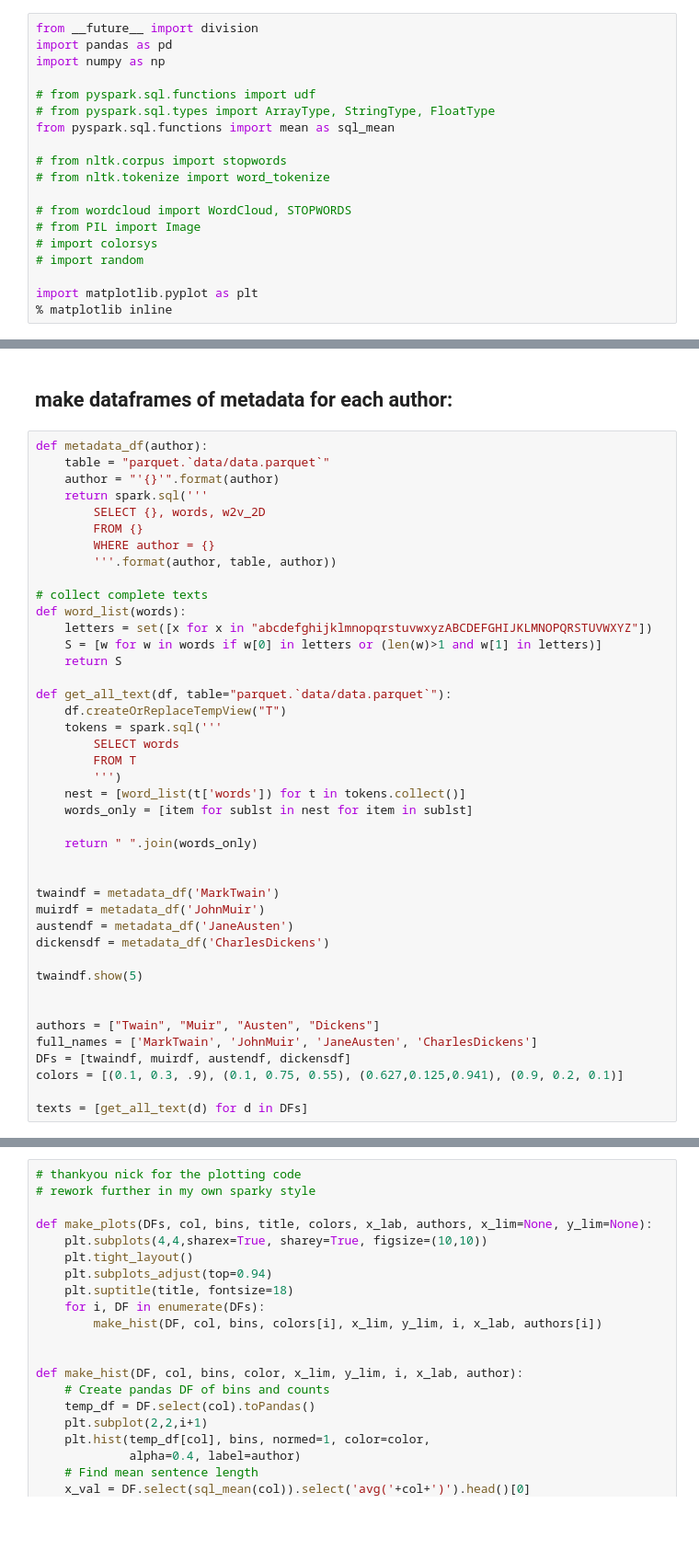
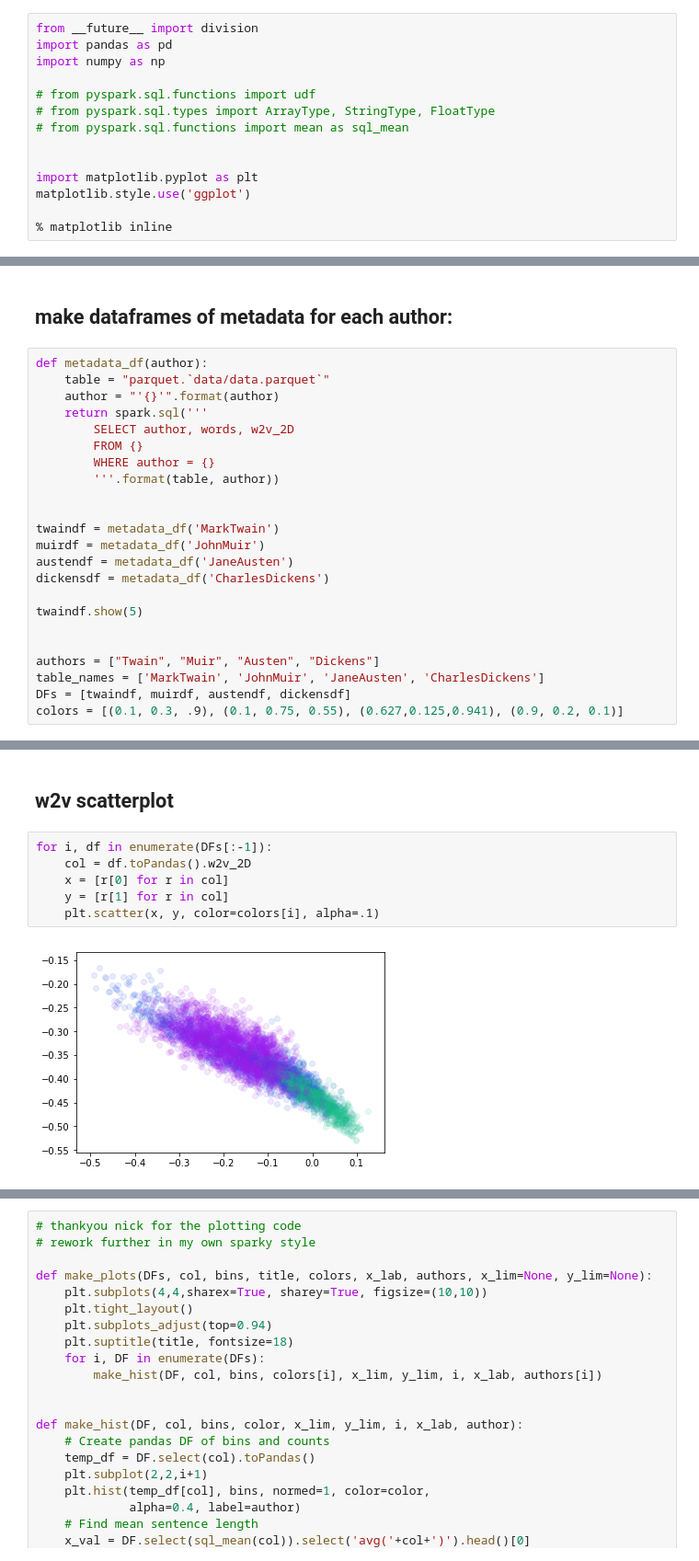
Before and after one commit to coradek/Spark_NLP, a Jupyter notebook: explore_and_visualize_needsupdate.ipynb, the cells around one changed output, grey strips where cells are left out. Shown at 92% size. Drawn from its saved outputs; the diff is of its cells as text; blank space fills up the shorter version.

```diff
--- a/explore_and_visualize_needsupdate.ipynb
+++ b/explore_and_visualize_needsupdate.ipynb
@@ -5,17 +5,12 @@ import numpy as np
 
 # from pyspark.sql.functions import udf
 # from pyspark.sql.types import ArrayType, StringType, FloatType
-from pyspark.sql.functions import mean as sql_mean
+# from pyspark.sql.functions import mean as sql_mean
 
-# from nltk.corpus import stopwords
-# from nltk.tokenize import word_tokenize
-
-# from wordcloud import WordCloud, STOPWORDS
-# from PIL import Image
-# import colorsys
-# import random
 
 import matplotlib.pyplot as plt
+matplotlib.style.use('ggplot')
+
 % matplotlib inline
 # %% [markdown]
 ## Now that our database is saved as a parquet, we can query it directly
@@ -51,27 +46,10 @@ def metadata_df(author):
     table = "parquet.`data/data.parquet`"
     author = "'{}'".format(author)
     return spark.sql('''
-        SELECT {}, words, w2v_2D
+        SELECT author, words, w2v_2D
         FROM {}
         WHERE author = {}
-        '''.format(author, table, author))
-
-# collect complete texts
-def word_list(words):
-    letters = set([x for x in "abcdefghijklmnopqrstuvwxyzABCDEFGHIJKLMNOPQRSTUVWXYZ"])
-    S = [w for w in words if w[0] in letters or (len(w)>1 and w[1] in letters)]
-    return S
-
-def get_all_text(df, table="parquet.`data/data.parquet`"):
-    df.createOrReplaceTempView("T")
-    tokens = spark.sql('''
-        SELECT words
-        FROM T
-        ''')
-    nest = [word_list(t['words']) for t in tokens.collect()]
-    words_only = [item for sublst in nest for item in sublst]
-
-    return " ".join(words_only)
+        '''.format(table, author))
 
 
 twaindf = metadata_df('MarkTwain')
@@ -83,8 +61,6 @@ twaindf.show(5)
 
 
 authors = ["Twain", "Muir", "Austen", "Dickens"]
-full_names = ['MarkTwain', 'JohnMuir', 'JaneAusten', 'CharlesDickens']
+table_names = ['MarkTwain', 'JohnMuir', 'JaneAusten', 'CharlesDickens']
 DFs = [twaindf, muirdf, austendf, dickensdf]
 colors = [(0.1, 0.3, .9), (0.1, 0.75, 0.55), (0.627,0.125,0.941), (0.9, 0.2, 0.1)]
-
-texts = [get_all_text(d) for d in DFs]
@@ -91 +78,11 @@ texts = [get_all_text(d) for d in DFs]
+# %% [markdown]
+## w2v scatterplot
+# %%
+for i, df in enumerate(DFs[:-1]):
+    col = df.toPandas().w2v_2D
+    x = [r[0] for r in col]
+    y = [r[1] for r in col]
+    plt.scatter(x, y, color=colors[i], alpha=.1)
+# %% [output]
+[figure, added]
 # %% [markdown]
```
Also changed, not shown: parts of 2 cells of this notebook, 11 other files.
